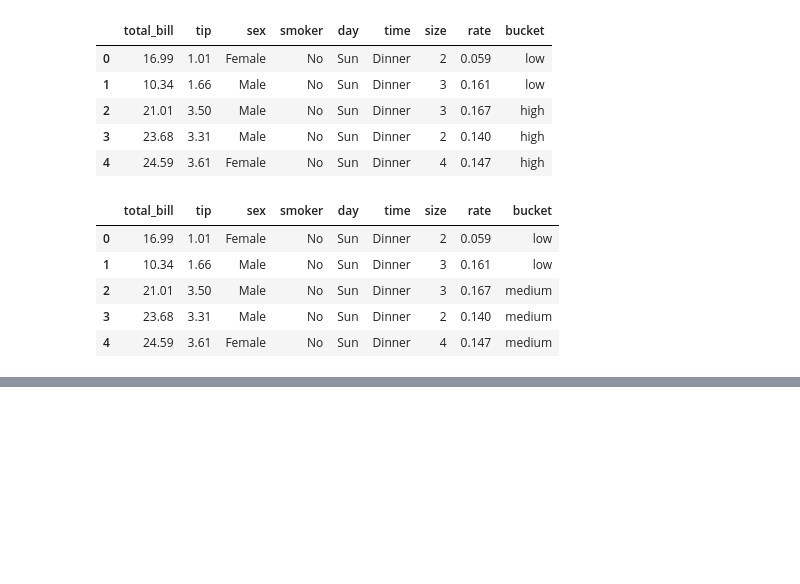
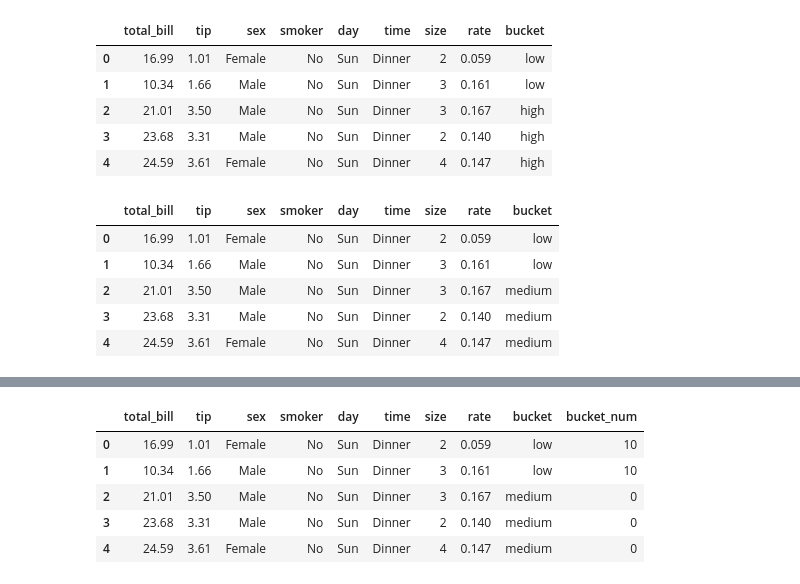
Before and after one commit to sinahyousefi/Titanic---project, a Jupyter notebook: main.ipynb, the cells around one changed output, grey strips where cells are left out. Saved outputs shown, nothing was run; the diff lists cells and outputs as text; code cells hidden in the pictures; blank space fills up the shorter version.

```diff
--- a/main.ipynb
+++ b/main.ipynb
@@ -539,0 +579,18 @@ tip.head()
+# %%
+conditions = [
+    tip['total_bill'] < 20,                     # bucket 1
+    tip['total_bill'] >= 40                     # bucket 3
+]
+
+choices = [10, 11]
+
+tip['bucket_num'] = np.select(conditions, choices)
+
+tip.head()
+# %% [output]
+|  | total_bill | tip | sex | smoker | day | time | size | rate | bucket | bucket_num |
+| 0 | 16.99 | 1.01 | Female | No | Sun | Dinner | 2 | 0.059 | low | 10 |
+| 1 | 10.34 | 1.66 | Male | No | Sun | Dinner | 3 | 0.161 | low | 10 |
+| 2 | 21.01 | 3.50 | Male | No | Sun | Dinner | 3 | 0.167 | medium | 0 |
+| 3 | 23.68 | 3.31 | Male | No | Sun | Dinner | 2 | 0.140 | medium | 0 |
+| 4 | 24.59 | 3.61 | Female | No | Sun | Dinner | 4 | 0.147 | medium | 0 |
```
Also changed, not shown: parts of 2 cells of this notebook.
